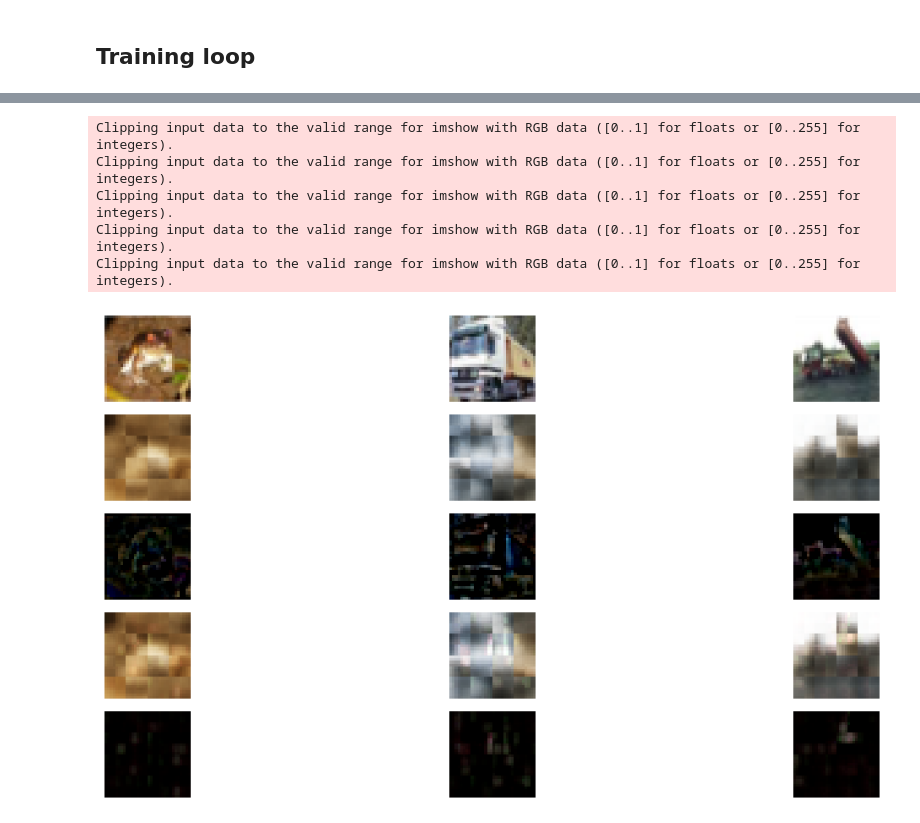
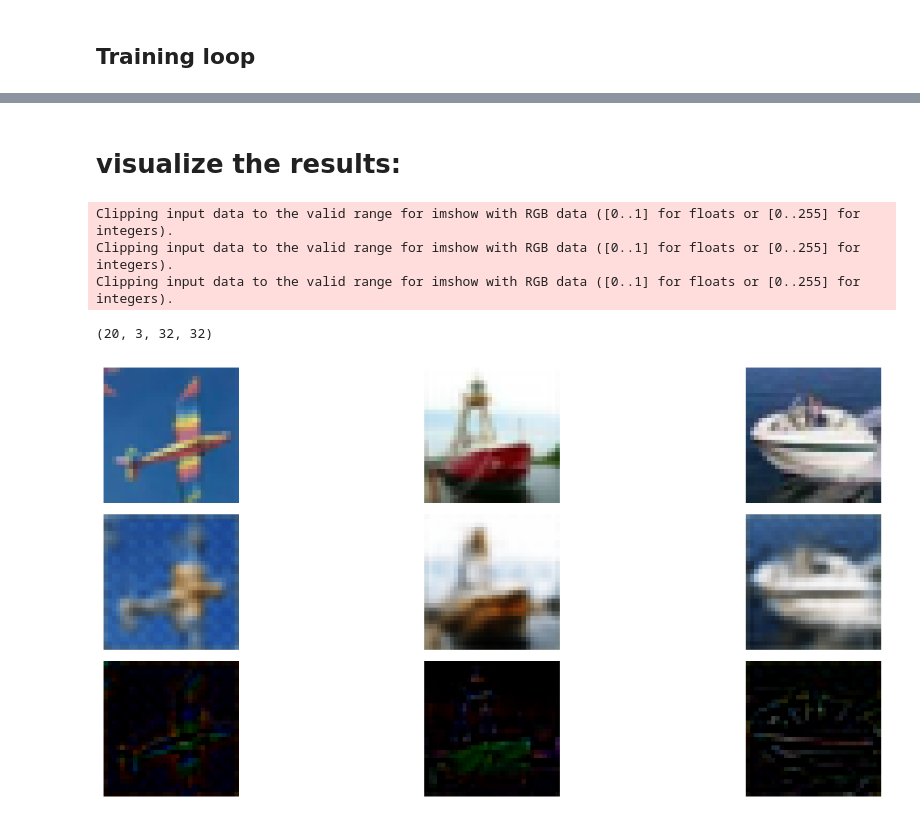
Before and after one commit to nadavo11/Autoencoder-Conv-RNN-Remote-Deep-Inference, a Jupyter notebook: Autoencoder-Conv-RNN-Remote-Deep-Inference.ipynb, the cells around one changed output, grey strips where cells are left out. Drawn from its saved outputs; the diff is of its cells as text; code cells hidden in the pictures.

```diff
--- a/Autoencoder-Conv-RNN-Remote-Deep-Inference.ipynb
+++ b/Autoencoder-Conv-RNN-Remote-Deep-Inference.ipynb
@@ -306,8 +269,12 @@ def train(model,
 
         # print avg training statistics
         train_loss = train_loss/len(train_loader)
+        if not epoch % 10:
+            torch.save(model, f'model_conv_res_{epoch}.pth')
+        torch.save(model, f'model_fc.pth')
         print('Epoch: {} \tTraining Loss: {:.6f}'.format(
             epoch,
             train_loss
         ))
     return model,train_loss
+train(model, n_epochs=10000)
@@ -389,0 +325,2 @@ Epoch: 10       Training Loss: 0.200710
+# %%
+train(model)
@@ -390,46 +341,47 @@ Epoch: 10       Training Loss: 0.200710
+# %% [markdown]
+# visualize the results:
 # %%
 # # obtain one batch of training images
 dataiter = iter(train_loader)
 images, labels = next(dataiter)
+images, labels = next(dataiter)
+images, labels = next(dataiter)
+images, labels = next(dataiter)
+images, labels = next(dataiter)
+images, labels = next(dataiter)
+images, labels = next(dataiter)
+images, labels = next(dataiter)
+images, labels = next(dataiter)
+images, labels = next(dataiter)
+images, labels = next(dataiter)
+images, labels = next(dataiter)
+
 images = images.numpy() # convert images to numpy for display
 #
-reconstructed_images = model(torch.from_numpy(images))
-
-residaual = torch.Tensor(reconstructed_images.detach().numpy() - images)
-
+reconstructed_images = model(torch.from_numpy(images)).detach().numpy()
 # plot the images in the batch, along with the corresponding labels
-fig, axs = plt.subplots(5, 3, figsize=(15, 6))
+print(reconstructed_images.shape)
+fig, axs = plt.subplots(3, 3, figsize=(15, 6))
 # display 3 images
 for i in range(3):
     # Displaying the original image
     imshow(images[i],ax=axs[0, i])
     axs[0, i].axis('off')  # Turn off the axis for a cleaner look
 
     # Displaying the reconstructed image
     imshow(reconstructed_images[i], ax=axs[1, i])
     axs[1, i].axis('off')  # Turn off the axis here as well
 
     # Displaying the reconstructed image
-    imshow(reconstructed_images[i].detach().numpy()- images[i], ax=axs[2, i])
+    imshow(reconstructed_images[i] - images[i], ax=axs[2, i])
     axs[2, i].axis('off')  # Turn off the axis here as well
-
-    # Displaying the reconstructed image
-    imshow(model2(reconstructed_images[i]-torch.Tensor(images[i]))+reconstructed_images[i], ax=axs[3, i])
-    axs[3, i].axis('off')  # Turn off the axis here as well
-
-    # Displaying the reconstructed image
-    imshow(model2(reconstructed_images[i]-torch.Tensor(images[i])), ax=axs[4, i])
-    axs[4, i].axis('off')  # Turn off the axis here as well
-
-
 
 
 plt.tight_layout()
 plt.show()
 # %% [output]
 Clipping input data to the valid range for imshow with RGB data ([0..1] for floats or [0..255] for integers).
 Clipping input data to the valid range for imshow with RGB data ([0..1] for floats or [0..255] for integers).
 Clipping input data to the valid range for imshow with RGB data ([0..1] for floats or [0..255] for integers).
-Clipping input data to the valid range for imshow with RGB data ([0..1] for floats or [0..255] for integers).
-Clipping input data to the valid range for imshow with RGB data ([0..1] for floats or [0..255] for integers).
+(20, 3, 32, 32)
-[figure, old version]
+[figure, new version]
```
Also changed, not shown: parts of 12 cells of this notebook.
